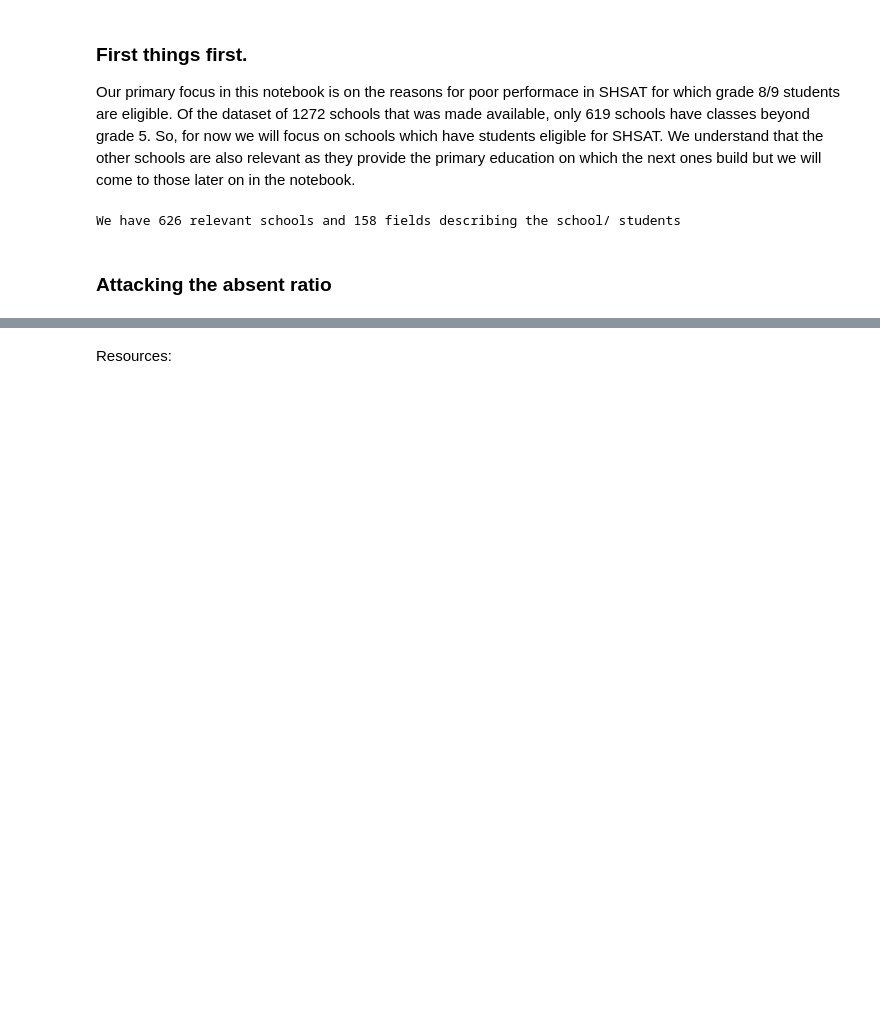
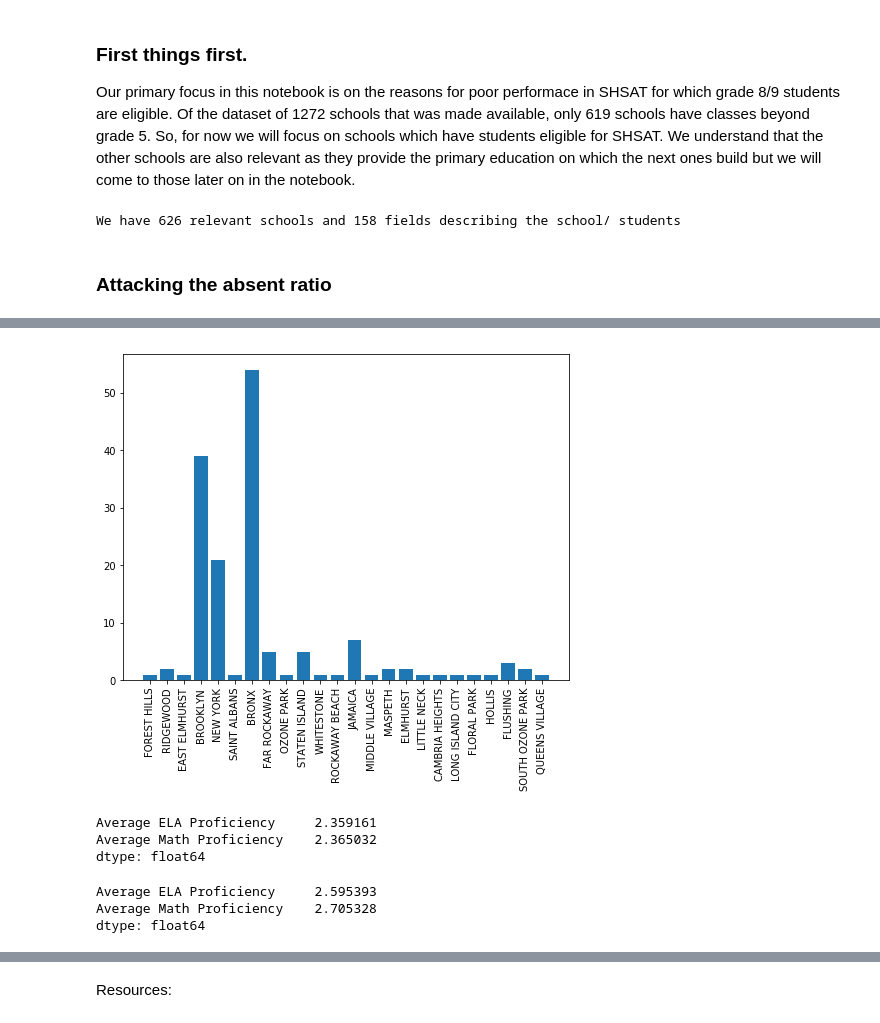
Before and after one commit to infocusp/passnyc_data_science_for_good, a Jupyter notebook: code/sandbox/falak/ds_for_good.ipynb, the cells around one changed output, grey strips where cells are left out. Drawn from its saved outputs; the diff is of its cells as text; code cells hidden in the pictures; blank space fills up the shorter version.

```diff
--- a/code/sandbox/falak/ds_for_good.ipynb
+++ b/code/sandbox/falak/ds_for_good.ipynb
@@ -92,0 +152,8 @@ df_schools[df_schools['Percent of Students Chronically Absent'] > 40]\
+# %%
+features = ['Rigorous Instruction %','Supportive Environment %','Effective School Leadership %',
+            'Strong Family-Community Ties %']
+weights = [0.8, 1, 0.7, 0.5]
+
+df_schools['SPI'] = df_schools[features].dot(weights)
+
+df_schools[features+['SPI']].head(5)
@@ -92,0 +167,36 @@ df_schools[df_schools['Percent of Students Chronically Absent'] > 40]\
+# %%
+df_low_spi_schools = df_schools[df_schools['SPI'] < df_schools['SPI'].quantile(.25)]
+df_high_spi_schools = df_schools[df_schools['SPI'] > df_schools['SPI'].quantile(.25)]
+# %%
+
+def plot_city_hist(df_low_spi_schools):
+    df_low_spi_schools[['City']]
+
+    # Read CSV file, get author names and counts.
+
+    counter = Counter(df_low_spi_schools['City'])
+    city = counter.keys()
+    city_count = counter.values()
+
+    # Plot histogram using matplotlib bar().
+    plt.figure(figsize=[8,6])
+    indexes = np.arange(len(city))
+    plt.bar(indexes, city_count)
+    plt.xticks(indexes , city, rotation=90)
+    plt.show()
+
+plot_city_hist(df_low_spi_schools)
+# %% [output]
+[figure, added]
+# %%
+df_low_spi_schools[['Average ELA Proficiency','Average Math Proficiency']].mean()
+# %% [output]
+Average ELA Proficiency     2.359161
+Average Math Proficiency    2.365032
+dtype: float64
+# %%
+df_high_spi_schools[['Average ELA Proficiency','Average Math Proficiency']].mean()
+# %% [output]
+Average ELA Proficiency     2.595393
+Average Math Proficiency    2.705328
+dtype: float64
```
Also changed, not shown: parts of 17 cells of this notebook.
